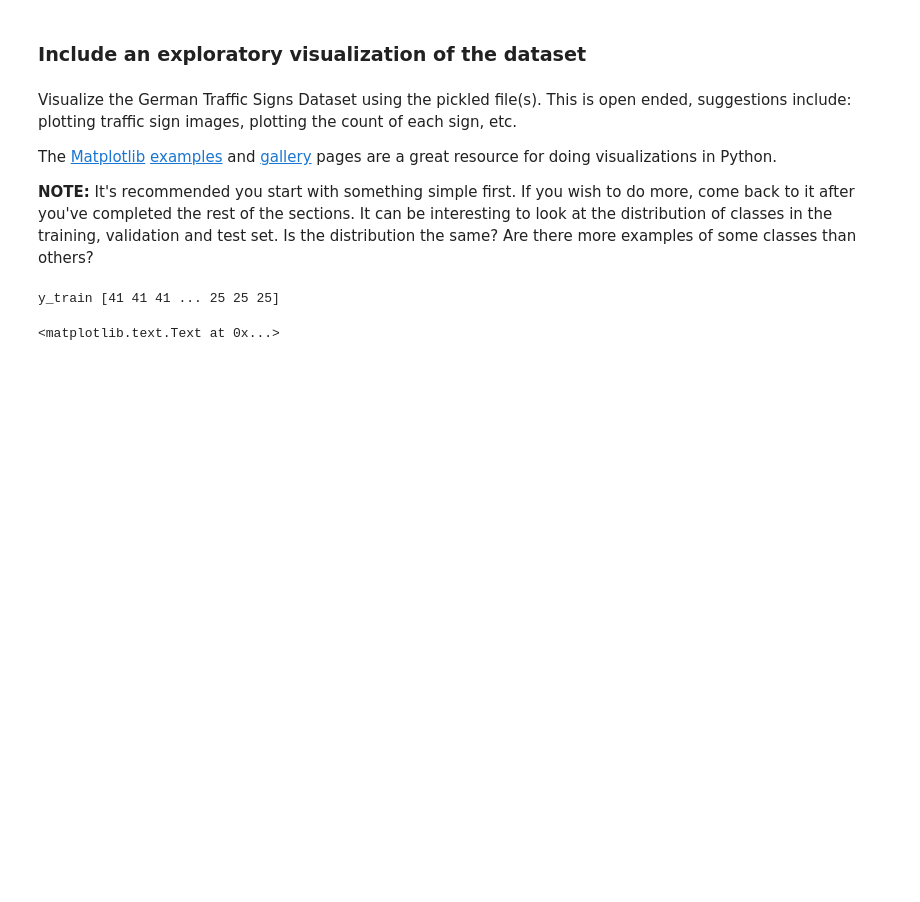
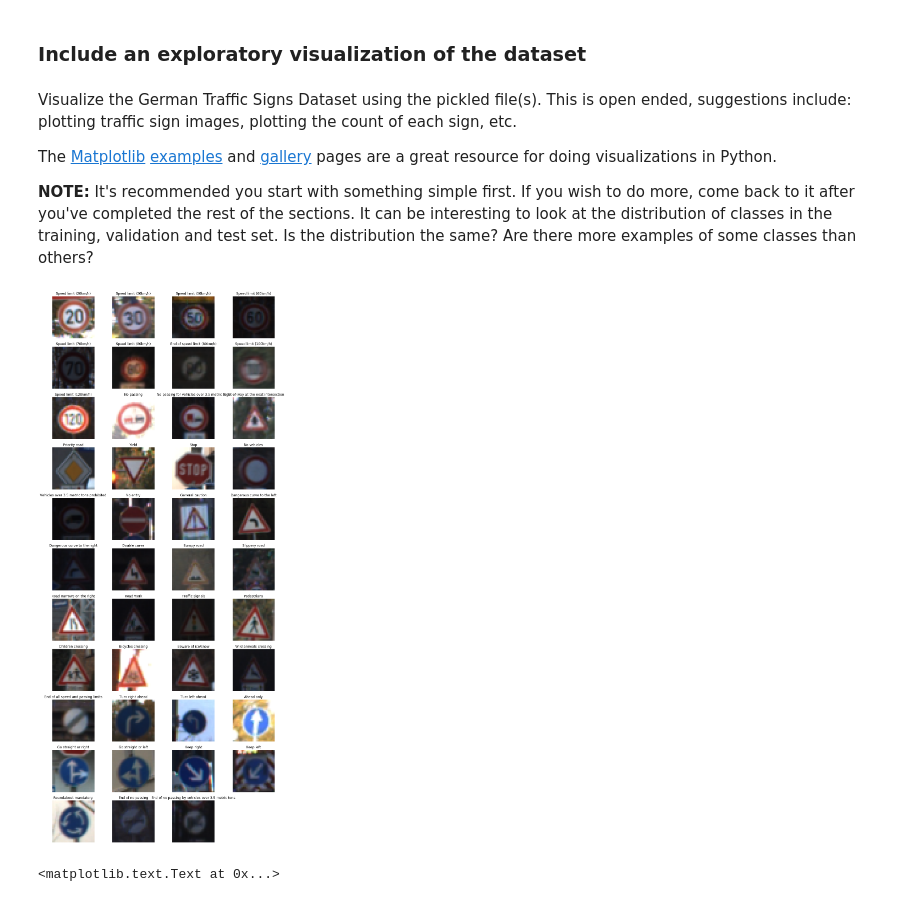
Before and after one commit to jaz998/Project-Traffic-Sign-Classification, a Jupyter notebook: Traffic_Sign_Classifier.ipynb, the cells around one changed output. Saved outputs shown, nothing was run; the diff lists cells and outputs as text; code cells hidden in the pictures; blank space fills up the shorter version.

```diff
--- a/Traffic_Sign_Classifier.ipynb
+++ b/Traffic_Sign_Classifier.ipynb
@@ -134,55 +134,40 @@ import numpy as np
 import csv
 import seaborn as sns
 from collections import Counter
 from itertools import groupby
 
 ### Visualizations will be shown in the notebook.
 %matplotlib inline
 
 
 
-"""
 ### Declare some variables
 all_labels = []  # A list to store all label names
 
 #select the csv file, the header has been removed from the file
 with open('signnames.csv', 'r') as csvFile:
     for row in csv.reader(csvFile, delimiter=','):
         all_labels += [row[1]] # put all sign names in the variable
 
 
+
+counter = Counter(y_train)
+
+
+
 ### Show images with it label.
 num_of_samples=[]
 plt.figure(figsize=(15, 50))
 for i in range(0, n_classes):
     plt.subplot(15, 4, i+1)
     x_selected = X_train[y_train == i]
     random_num = np.random.randint(len(x_selected))
-    #plt.imshow(x_selected[random_num, :, :, :]) #draw a random image of each class
     plt.imshow(x_selected[random_num])
-    plt.title(all_labels[i])
+    plt.title(all_labels[i+1]) # use (i+1) to account for the header
     plt.axis('off')
     num_of_samples.append(len(x_selected))
-T
-### Show number of samples in each class, the header needs to removed from the csv file
-figure, axis = plt.subplots(figsize=(15,20))
-labels = np.arange(len(all_labels))
-countEachClass = [len(list(group)) for key, group in groupby(y_train)]
-
-axis.barh(labels, countEachClass)
-axis.set_yticks(labels)
-axis.set_yticklabels(all_labels)
-axis.invert_yaxis() # reverse the order of label names
-axis.set_xlabel("Count of each sign class")
-axis.set_title("Numbers of each sign")
-"""
-
-
-
-counter = Counter(y_train)
-print("y_train", y_train)
 # %% [output]
-y_train [41 41 41 ... 25 25 25]
+[figure, added]
 # %%
 # Read the signnames file and set inex
 signnamesFile = pd.read_csv('./signnames.csv')
```
Also changed, not shown: parts of 7 cells of this notebook.
